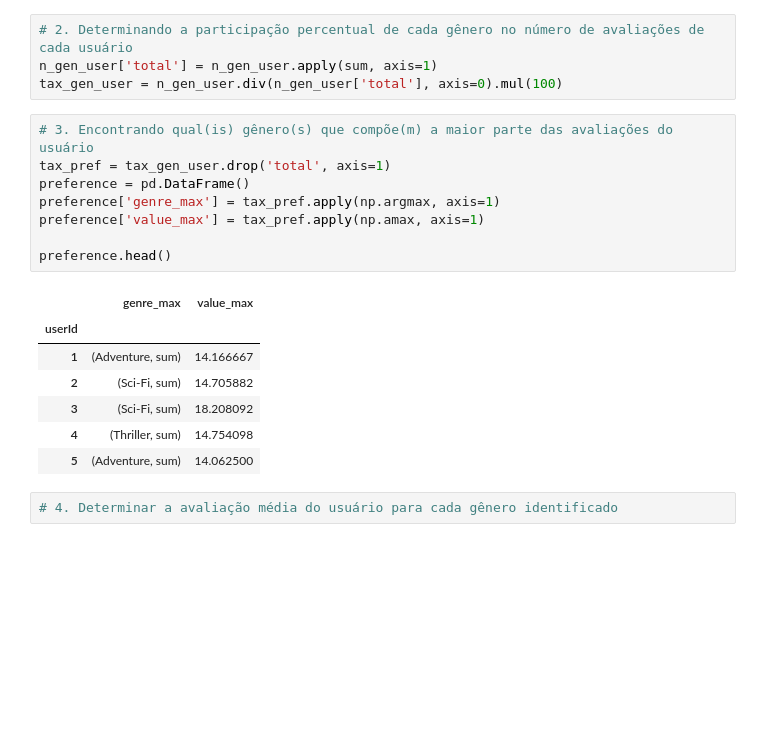
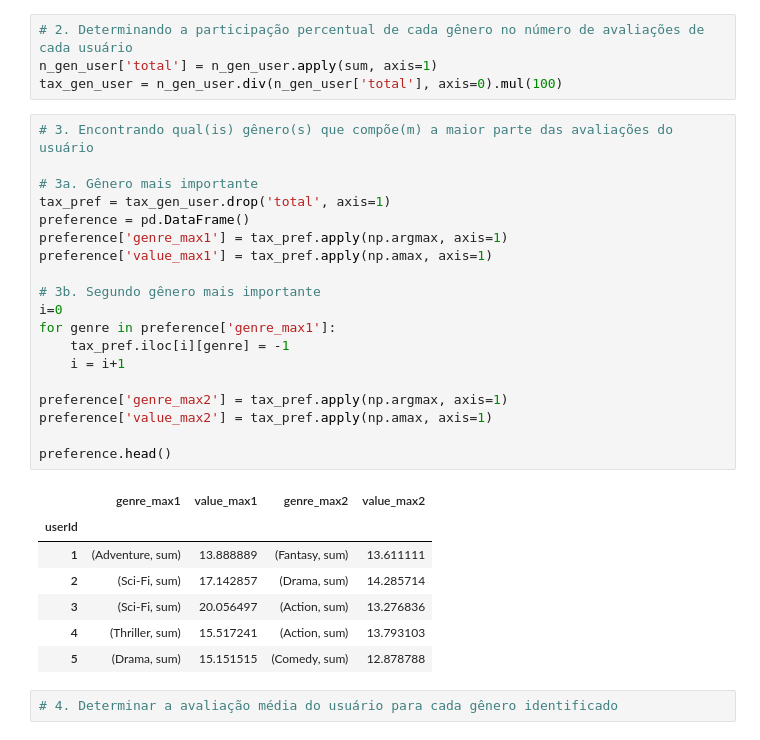
Before and after one commit to marivgonzales/recomendation_system, a Jupyter notebook: recomend_system.ipynb, the cells around one changed output. Saved outputs shown, nothing was run; the diff lists cells and outputs as text; blank space fills up the shorter version.

Commit message:
considering two genres in recomendation and improvements in structure

```diff
--- a/recomend_system.ipynb
+++ b/recomend_system.ipynb
@@ -199,20 +221,31 @@ n_gen_user['total'] = n_gen_user.apply(sum, axis=1)
 tax_gen_user = n_gen_user.div(n_gen_user['total'], axis=0).mul(100)
 # %%
 # 3. Encontrando qual(is) gênero(s) que compõe(m) a maior parte das avaliações do usuário
+
+# 3a. Gênero mais importante
 tax_pref = tax_gen_user.drop('total', axis=1)
 preference = pd.DataFrame()
-preference['genre_max'] = tax_pref.apply(np.argmax, axis=1)
-preference['value_max'] = tax_pref.apply(np.amax, axis=1)
+preference['genre_max1'] = tax_pref.apply(np.argmax, axis=1)
+preference['value_max1'] = tax_pref.apply(np.amax, axis=1)
+
+# 3b. Segundo gênero mais importante
+i=0
+for genre in preference['genre_max1']:
+    tax_pref.iloc[i][genre] = -1
+    i = i+1
+
+preference['genre_max2'] = tax_pref.apply(np.argmax, axis=1)
+preference['value_max2'] = tax_pref.apply(np.amax, axis=1)
 
 preference.head()
 # %% [output]
-|  | genre_max | value_max |
-| userId |  |  |
-| 1 | (Adventure, sum) | 14.166667 |
-| 2 | (Sci-Fi, sum) | 14.705882 |
-| 3 | (Sci-Fi, sum) | 18.208092 |
-| 4 | (Thriller, sum) | 14.754098 |
-| 5 | (Adventure, sum) | 14.062500 |
+|  | genre_max1 | value_max1 | genre_max2 | value_max2 |
+| userId |  |  |  |  |
+| 1 | (Adventure, sum) | 13.888889 | (Fantasy, sum) | 13.611111 |
+| 2 | (Sci-Fi, sum) | 17.142857 | (Drama, sum) | 14.285714 |
+| 3 | (Sci-Fi, sum) | 20.056497 | (Action, sum) | 13.276836 |
+| 4 | (Thriller, sum) | 15.517241 | (Action, sum) | 13.793103 |
+| 5 | (Drama, sum) | 15.151515 | (Comedy, sum) | 12.878788 |
 # %%
 # 4. Determinar a avaliação média do usuário para cada gênero identificado
 # %%
```
Also changed, not shown: parts of 16 cells of this notebook.
